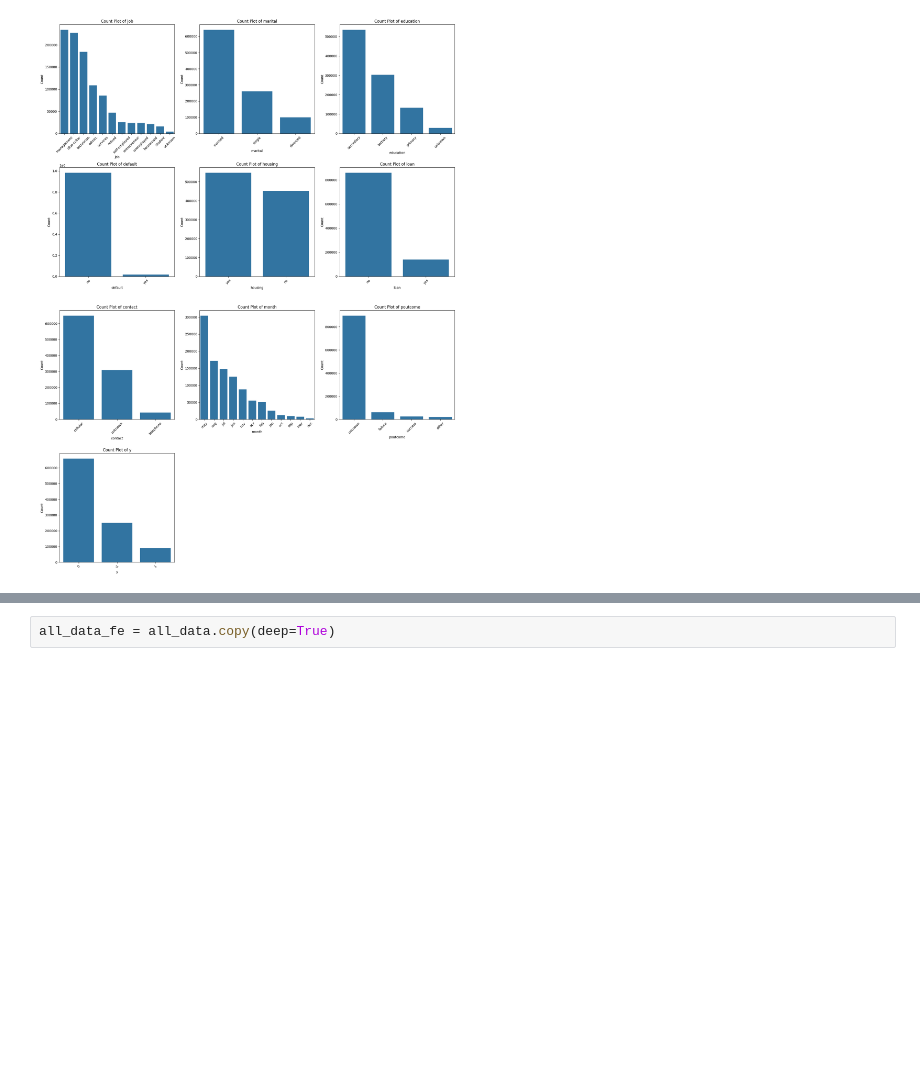
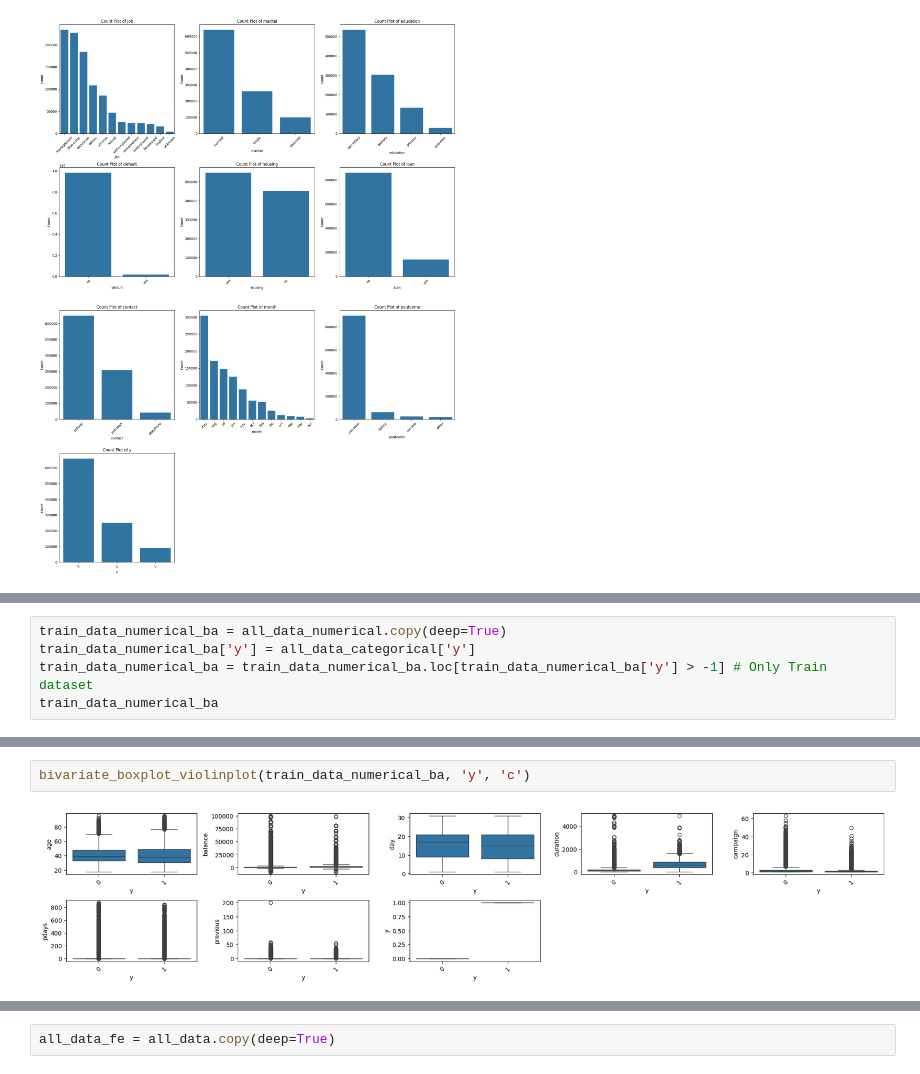
Before and after one commit to joseantonio002/kaggle, a Jupyter notebook: playground_series/binary_classification_with_bank_dataset/bc_bank.ipynb, the cells around one changed output, grey strips where cells are left out. Drawn from its saved outputs; the diff is of its cells as text; blank space fills up the shorter version.

```diff
--- a/playground_series/binary_classification_with_bank_dataset/bc_bank.ipynb
+++ b/playground_series/binary_classification_with_bank_dataset/bc_bank.ipynb
@@ -271,0 +486,5 @@ countplot_all_dataframe(all_data_categorical)
+# %%
+train_data_numerical_ba = all_data_numerical.copy(deep=True)
+train_data_numerical_ba['y'] = all_data_categorical['y']
+train_data_numerical_ba = train_data_numerical_ba.loc[train_data_numerical_ba['y'] > -1] # Only Train dataset
+train_data_numerical_ba
@@ -271,0 +505,4 @@ countplot_all_dataframe(all_data_categorical)
+# %%
+bivariate_boxplot_violinplot(train_data_numerical_ba, 'y', 'c')
+# %% [output]
+[figure, added]
```
Also changed, not shown: parts of 32 cells of this notebook.
